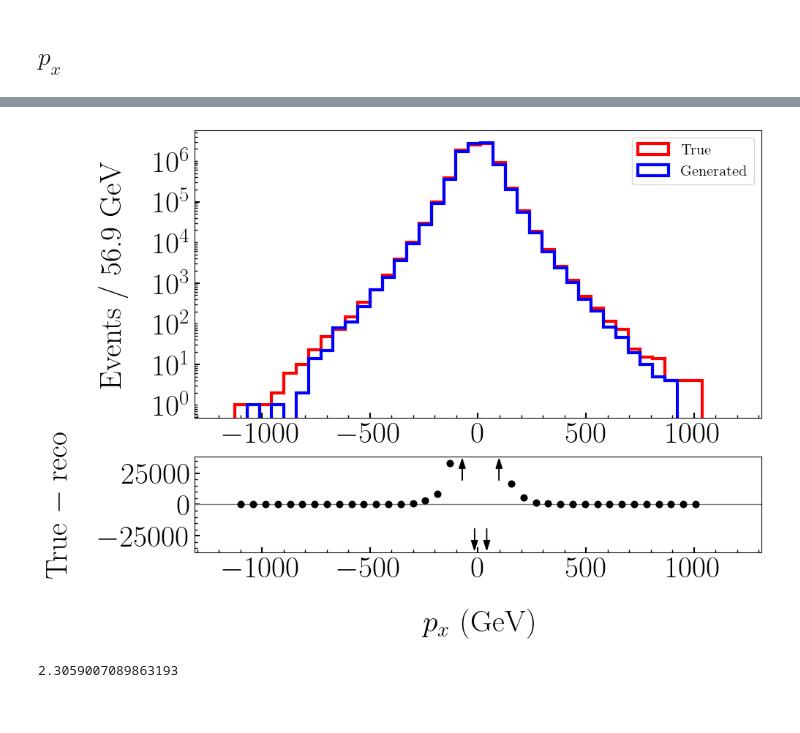
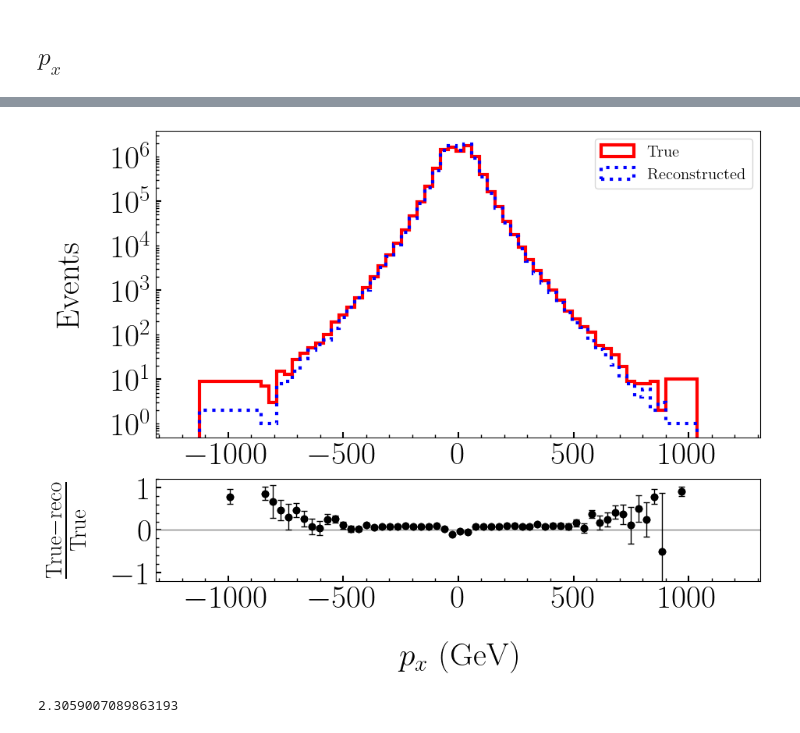
Before and after one commit to javivilladamigo/euclidean-multijet, a Jupyter notebook: python/analysis/analysis-fourTag_10x.ipynb, the cells around one changed output, grey strips where cells are left out. Cells and saved outputs as stored; diff of their text form; code cells hidden in the pictures.

Commit message:
set 1d histos uncertainties

```diff
--- a/python/analysis/analysis-fourTag_10x.ipynb
+++ b/python/analysis/analysis-fourTag_10x.ipynb
@@ -60,6 +60,7 @@ plt.rcParams.update({
 NanoAODSchema.warn_missing_crossrefs = False
 j = NanoEventsFactory.from_root( f'../../results/fourTag_10x_picoAOD.root', schemaclass = NanoAODSchema.v7, treepath = 'Events').events().Jet
 gen_j = NanoEventsFactory.from_root(  f'../../results/fourTag_10x_gen.root',     schemaclass = NanoAODSchema.v7, treepath = 'Events').events().Jet
+rec_j = NanoEventsFactory.from_root(  f'../../results/fourTag_10x_dec.root',     schemaclass = NanoAODSchema.v7, treepath = 'Events').events().Jet
 # %% [markdown]
 Correct $\phi$ to be $\in [-\pi,\ \pi]$
 # %%
@@ -67,14 +68,14 @@ phi_correction = True
 def correct_phi(phi): # returns phi values within [-π, π]
     return (phi + np.pi) % (2 * np.pi) - np.pi
 
-mask = ((gen_j.phi > np.pi) | (gen_j.phi < -np.pi))
-print("faulty values before correction:", gen_j.phi[mask])
-print("faulty values after correction:", correct_phi(gen_j.phi)[mask])
+mask = ((rec_j.phi > np.pi) | (rec_j.phi < -np.pi))
+print("faulty values before correction:", rec_j.phi[mask])
+print("faulty values after correction:", correct_phi(rec_j.phi)[mask])
 print("\nCorrect values should remain unchanged:")
-print(gen_j.phi)
-print(correct_phi(gen_j.phi))
+print(rec_j.phi)
+print(correct_phi(rec_j.phi))
 
-gen_j.phi_corrected = correct_phi(gen_j.phi) if phi_correction else gen_j.phi
+rec_j.phi_corrected = correct_phi(rec_j.phi) if phi_correction else rec_j.phi
 # %% [output]
 faulty values before correction: [-4.18, 4.11, 3.97, 4.73, 3.26, -3.81, ... -3.24, -3.19, 3.28, 4.13, 3.16, -3.3]
 faulty values after correction: [2.11, -2.17, -2.31, -1.55, -3.02, 2.48, ... 3.04, 3.09, -3, -2.16, -3.13, 2.98]
@@ -126,4 +127,4 @@ def PtEtaPhiM(j):
 Obtain the PxPyPzE values
 # %%
 j = PxPyPzE(j)
-gen_j = PxPyPzE(gen_j)
+rec_j = PxPyPzE(rec_j)
@@ -132,72 +189,83 @@ gen_j = PxPyPzE(gen_j)
 # %%
 scale_xaxis = 1.75
 unc_scale_factor = 1
+yres_plot_lim = -1.2, 1.2
+
+true_var_to_hist = ak.flatten(j.px)
+rec_var_to_hist = ak.flatten(rec_j.px)
 
 max = 750
 min = -max
-width = 40 # GeV
+width = 25 # GeV
 nbins = int(round((max - min) / width))
+
+bins = merge_empty_bins(true_var_to_hist, rec_var_to_hist, nbins, threshold = 0)
 
 fig, (ax1, ax2) = plt.subplots(2, 1, gridspec_kw={'height_ratios': [3, 1]})
 # data
 h_true, bins_true, _true = ax1.hist(
-    ak.flatten(j.px),
-    bins = nbins,
+    true_var_to_hist,
+    bins = bins,
     histtype = "step",
     lw = plt.rcParams["lines.linewidth"],
     color = "red",
     label = r"True"
 )
-h_gen, bins_gen, _gen = ax1.hist(
-    ak.flatten(gen_j.px),
-    bins = bins_true,
+h_rec, bins_rec, _rec = ax1.hist(
+    rec_var_to_hist,
+    bins = bins,
     histtype = "step",
     lw = plt.rcParams["lines.linewidth"],
     color = "blue",
-    label = r"Generated"
+    ls = 'dotted',
+    label = r"Reconstructed"
 )
 # residuals
 bins_center = 0.5 * (bins_true[1:] + bins_true[:-1])
-residuals = (h_true-h_gen)
+residuals = (h_true-h_rec)/h_true
+residuals_error = np.sqrt( (h_rec / h_true**2)**2 * h_true    +   1/h_true**2*h_rec)
 
+'''
 # Set the ylim of the residuals plot
 residuals_mean = np.mean(residuals)
 residuals_std = np.std(residuals)
-ylim_min, ylim_max = residuals_mean - 1 * residuals_std, residuals_mean + 1 * residuals_std
+ylim_min, ylim_max = residuals_mean - 3 * residuals_std, residuals_mean + 3 * residuals_std
 # Plot arrows for points beyond the limits
 for i, res in enumerate(residuals):
     if res > ylim_max or res < ylim_min:
         direction = ylim_max if res > ylim_max else ylim_min
         ax2.arrow(bins_center[i], 0.5*direction, 0, (1-0.75)*direction, head_width=(bins_center[1]-bins_center[0])*0.5, head_length=0.1*(ylim_max-ylim_min), fc='black', ec='black', lw=1, alpha=1, linestyle='solid')
-
+'''
 
 ax2.axhline(0, color='gray', lw = 1, linestyle='-')
 ax2.plot(bins_center, residuals, marker='o', lw = 0, color="black")
-ax2.errorbar(bins_center, residuals, yerr = unc_scale_factor * np.sqrt(h_true + h_gen), fmt = "o", capsize = 3., elinewidth = 1., lw = 0, color = "black")
+ax2.errorbar(bins_center, residuals, yerr = unc_scale_factor * residuals_error, fmt = "o", capsize = 3., elinewidth = 1., lw = 0, color = "black")
+#ax2.errorbar(bins_center, residuals, xerr = 0.5*(bins_true[1:] - bins_true[:-1]), fmt = "o", capsize = 0., elinewidth = 1., lw = 0, color = "black")
 
 # format
 #ax1.set_xscale('symlog', linthresh=100); ax1.axvline(x = 100, ls = 'dashed', color = 'gray', alpha = 0.7); ax1.axvline(x = -100, ls = 'dashed', color = 'gray', alpha = 0.7)
 ax1.set_yscale("log")
 ax1.yaxis.set_minor_locator(ticker.LogLocator(base=10.0, subs=(0.1, 0.2, 0.3, 0.4, 0.5, 0.6, 0.7, 0.8, 0.9), numticks=10))
-ax1.set_ylabel(f'Events / {(bins_true[1]-bins_true[0]):.1f} GeV')
+ax1.set_ylabel('Events')
 ax1.set_xlim(min*scale_xaxis, max*scale_xaxis)
 ax1.legend(loc = "best")
 
 #ax2.set_xscale('symlog', linthresh=100); ax2.axvline(x = 100, ls = 'dashed', color = 'gray', alpha = 0.7); ax2.axvline(x = -100, ls = 'dashed', color = 'gray', alpha = 0.7)
 # Create a FixedLocator for the linear region
 #linear_locator = ticker.FixedLocator([-15000, -1e3, 0, 1e3, 15000])
 #ax2.yaxis.set_major_locator(linear_locator)
 # Create a LogLocator for the logarithmic region
 #log_locator = ticker.LogLocator(base=10.0, subs=(1.0, 5.0), numticks=2)
 #ax2.yaxis.set_minor_locator(log_locator)
 # Format the tick labels to display in scientific notation for the logarithmic region
 #ax2.yaxis.set_major_formatter(ticker.ScalarFormatter())
 
 ax2.set_xlabel("$p_{x}\ ({\mathrm{GeV}})$")
-ax2.set_ylabel("True $-$ reco")
+ax2.set_ylabel("$\\frac{{\\rm True} - {\\rm reco}}{{\\rm True}}$")
 ax2.set_xlim(min*scale_xaxis, max*scale_xaxis)
-ax2.set_ylim(ylim_min, ylim_max)
+yres_plot_lim = (ylim_min, ylim_max) if yres_plot_lim is None else yres_plot_lim
+ax2.set_ylim(yres_plot_lim)
 fig.savefig("../../plots/results/px.pdf", bbox_inches='tight')
 # %% [output]
-[figure, old version]
+[figure, new version]
 # %%
```
Also changed, not shown: parts of 22 cells of this notebook.
